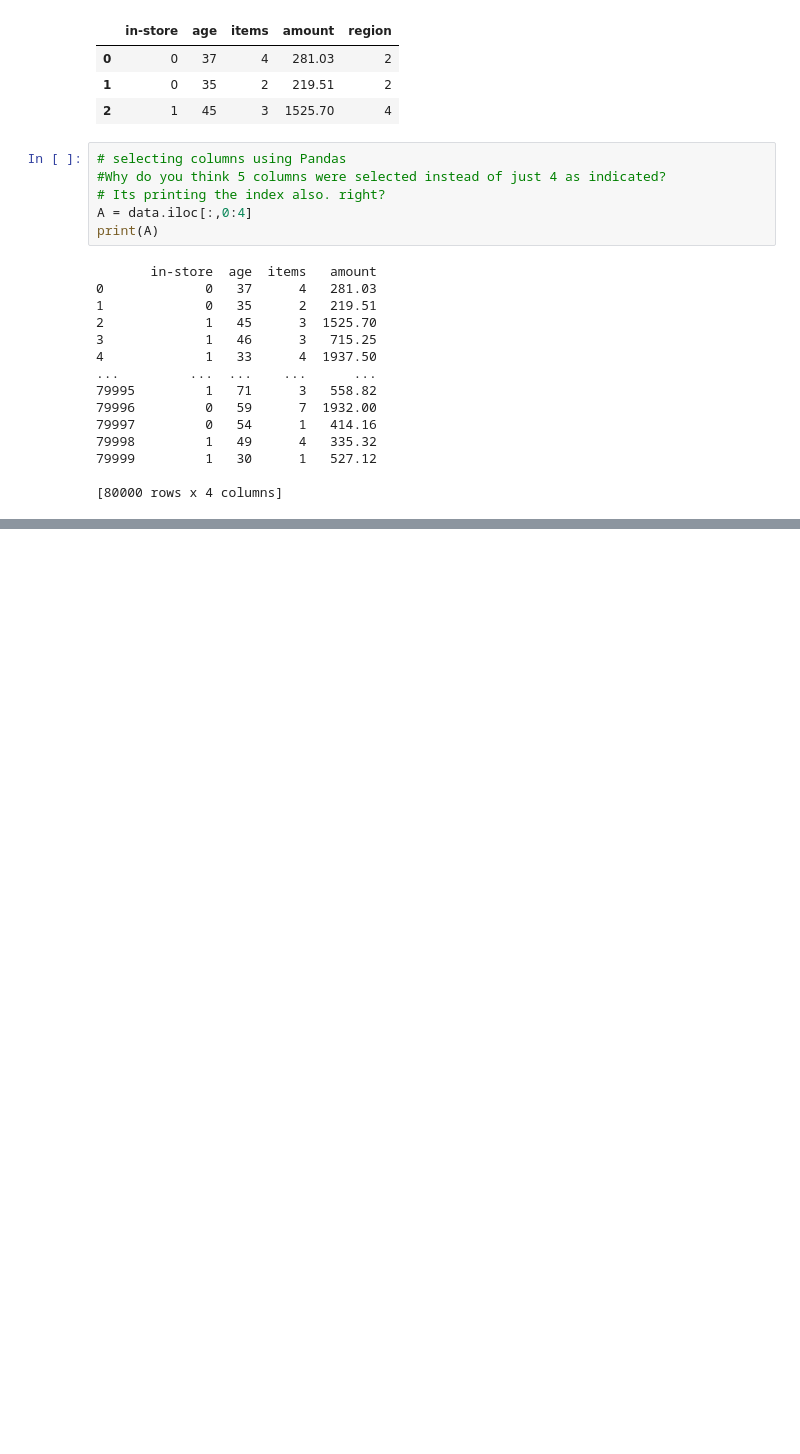
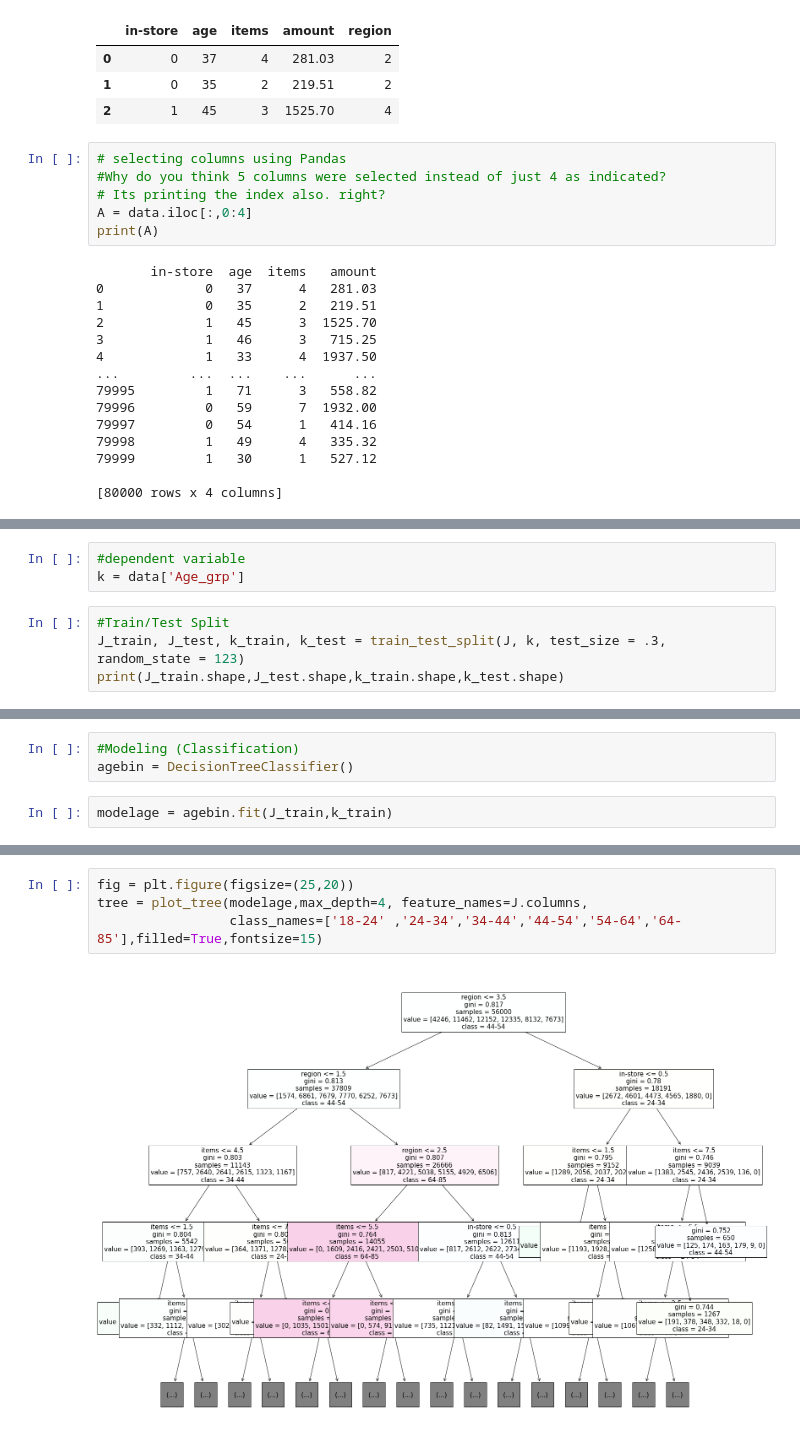
Before and after one commit to Sugithadev/Course1Task2, a Jupyter notebook: C1T2 Sandbox - Sugi .ipynb, the cells around one changed output, grey strips where cells are left out. Drawn from its saved outputs; the diff is of its cells as text; blank space fills up the shorter version.

```diff
--- a/C1T2 Sandbox - Sugi .ipynb
+++ b/C1T2 Sandbox - Sugi .ipynb
@@ -282,0 +451,7 @@ y = data['region']
+# %%
+#dependent variable
+k = data['Age_grp']
+# %%
+#Train/Test Split
+J_train, J_test, k_train, k_test = train_test_split(J, k, test_size = .3, random_state = 123)
+print(J_train.shape,J_test.shape,k_train.shape,k_test.shape)
@@ -282,0 +491,5 @@ y = data['region']
+# %%
+#Modeling (Classification)
+agebin = DecisionTreeClassifier()
+# %%
+modelage = agebin.fit(J_train,k_train)
@@ -282,0 +539,6 @@ y = data['region']
+# %%
+fig = plt.figure(figsize=(25,20))
+tree = plot_tree(modelage,max_depth=4, feature_names=J.columns,
+                 class_names=['18-24' ,'24-34','34-44','44-54','54-64','64-85'],filled=True,fontsize=15)
+# %% [output]
+[figure, added]
```
Also changed, not shown: parts of 55 cells of this notebook.
